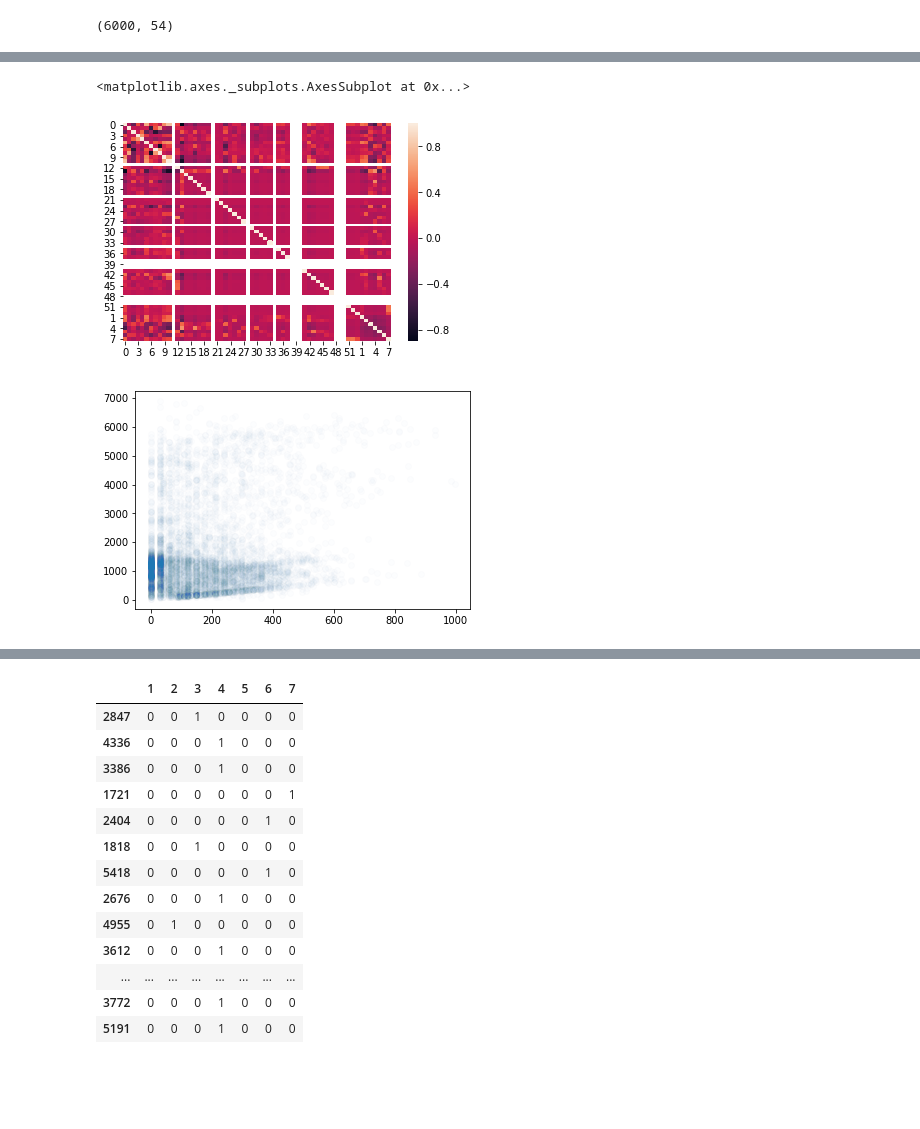
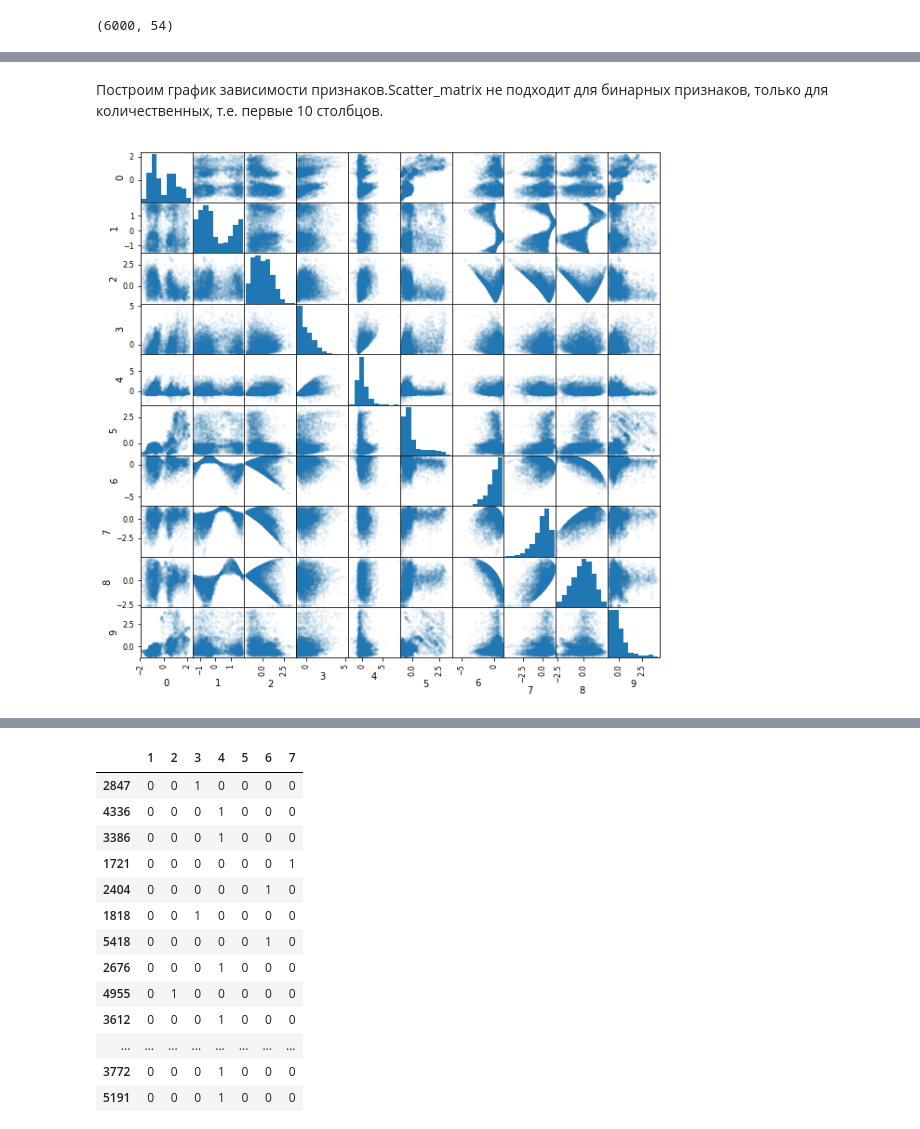
Before and after one commit to EkaterinaKuznetsova9/DataAnalysis, a Jupyter notebook: COVTYPE.ipynb, the cells around one changed output, grey strips where cells are left out. Saved outputs shown, nothing was run; the diff lists cells and outputs as text; code cells hidden in the pictures; blank space fills up the shorter version.

```diff
--- a/COVTYPE.ipynb
+++ b/COVTYPE.ipynb
@@ -297,10 +283,9 @@ data2.corr()
-# %%
-import seaborn as sns
-sns.heatmap(data2.corr())
-# %% [output]
-<matplotlib.axes._subplots.AxesSubplot at 0x...>
-[figure, removed]
-# %%
-plt.plot(data[3], data[5], 'o', alpha = 0.01);
-# %% [output]
-[figure, removed]
+# %% [markdown]
+Построим график зависимости признаков.Scatter_matrix не подходит для бинарных признаков, только для количественных, т.е. первые 10 столбцов.
+# %%
+# Построим график зависимости признаков.Scatter_matrix не подходит для бинарных признаков, только для количественных
+from pandas.tools.plotting import scatter_matrix
+scatter_matrix(X.loc[:,0:9], alpha = .05, figsize = (10, 10))
+pass
+# %% [output]
+[figure, added]
```
Also changed, not shown: parts of 45 cells of this notebook.
